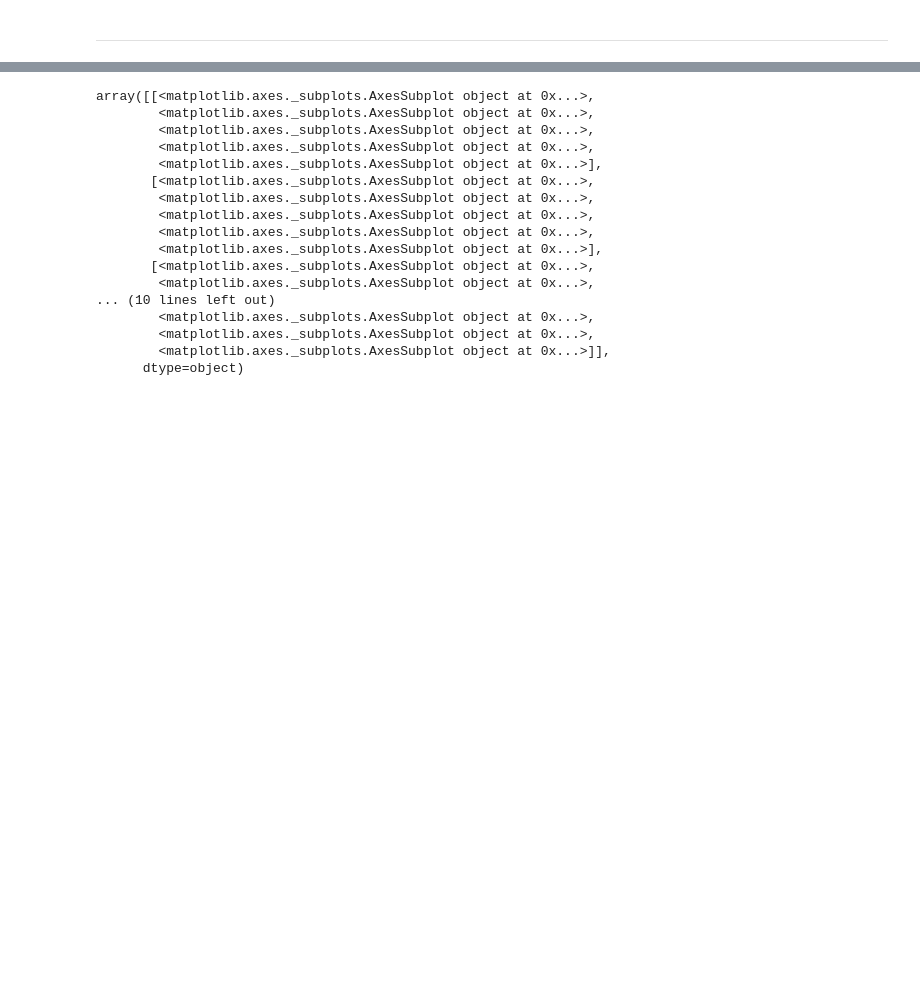
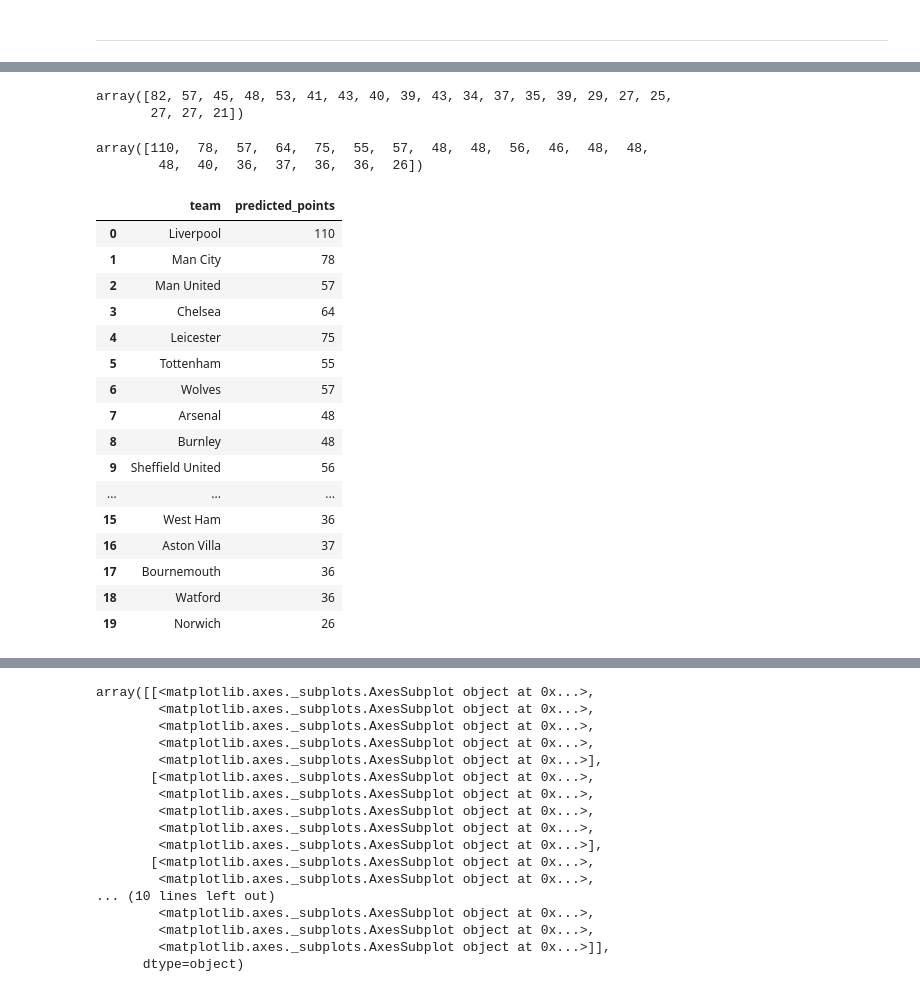
Before and after one commit to CharlesPeterMcCarthy/english-premier-league-2019-2020-statistical-analysis, a Jupyter notebook: epl-2019-2020.ipynb, the cells around one changed output, grey strips where cells are left out. Saved outputs shown, nothing was run; the diff lists cells and outputs as text; code cells hidden in the pictures; blank space fills up the shorter version.

Commit message:
Linear Regression For Points Prediction

```diff
--- a/epl-2019-2020.ipynb
+++ b/epl-2019-2020.ipynb
@@ -2998,3 +2998,5 @@ two-tail p =  0.917887240000625
 single-tail p =  0.4589436200003125
 # %% [markdown]
 ---
+# %%
+slope, intercept, r_value, p_value, slope_std_error = stats.linregress(pre_covid_avg_points, post_covid_avg_points)
@@ -3000,0 +3037,10 @@ single-tail p =  0.4589436200003125
+# %%
+pre_covid_points_sum
+# %% [output]
+array([82, 57, 45, 48, 53, 41, 43, 40, 39, 43, 34, 37, 35, 39, 29, 27, 25,
+       27, 27, 21])
+# %%
+def perform_linear_regression(team):
+    pre_covid_match_count = len(team[team.date < covid_break_date]) + 1
+    slope, intercept, r_value, p_value, slope_std_error = stats.linregress(np.arange(1, pre_covid_match_count), team[team.date < covid_break_date].points_sum)
+    return calculate_predicted_points(slope, intercept)
@@ -3000,0 +3051,34 @@ single-tail p =  0.4589436200003125
+# %%
+predicted_points = np.array([perform_linear_regression(team) for team in team_point_trends])
+
+rounded_predicated_points = np.round(predicted_points, 0).astype('int64')
+
+rounded_predicated_points
+# %% [output]
+array([110,  78,  57,  64,  75,  55,  57,  48,  48,  56,  46,  48,  48,
+        48,  40,  36,  37,  36,  36,  26])
+# %%
+predicted_standings = pd.DataFrame({
+    'team': [team.team[0] for team in team_point_trends],
+    'predicted_points': rounded_predicated_points
+})
+# %%
+predicted_standings
+# %% [output]
+|  | team | predicted_points |
+| 0 | Liverpool | 110 |
+| 1 | Man City | 78 |
+| 2 | Man United | 57 |
+| 3 | Chelsea | 64 |
+| 4 | Leicester | 75 |
+| 5 | Tottenham | 55 |
+| 6 | Wolves | 57 |
+| 7 | Arsenal | 48 |
+| 8 | Burnley | 48 |
+| 9 | Sheffield United | 56 |
+| ... | ... | ... |
+| 15 | West Ham | 36 |
+| 16 | Aston Villa | 37 |
+| 17 | Bournemouth | 36 |
+| 18 | Watford | 36 |
+| 19 | Norwich | 26 |
```
Also changed, not shown: parts of 10 cells of this notebook.
